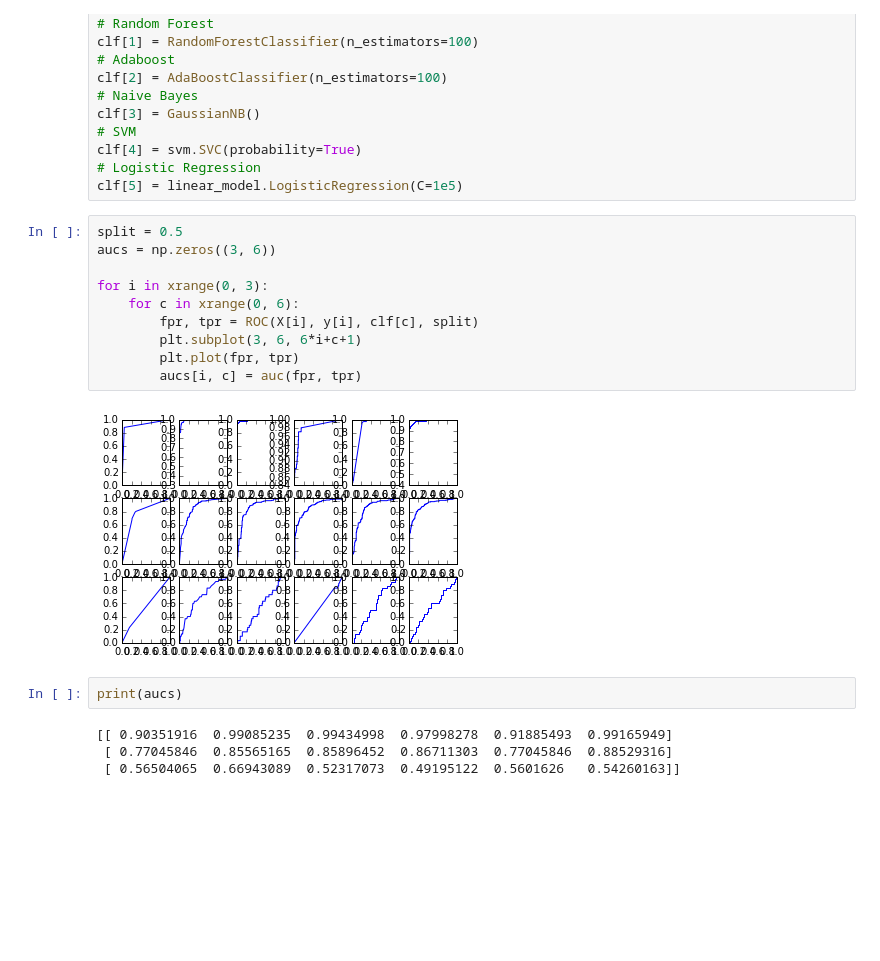
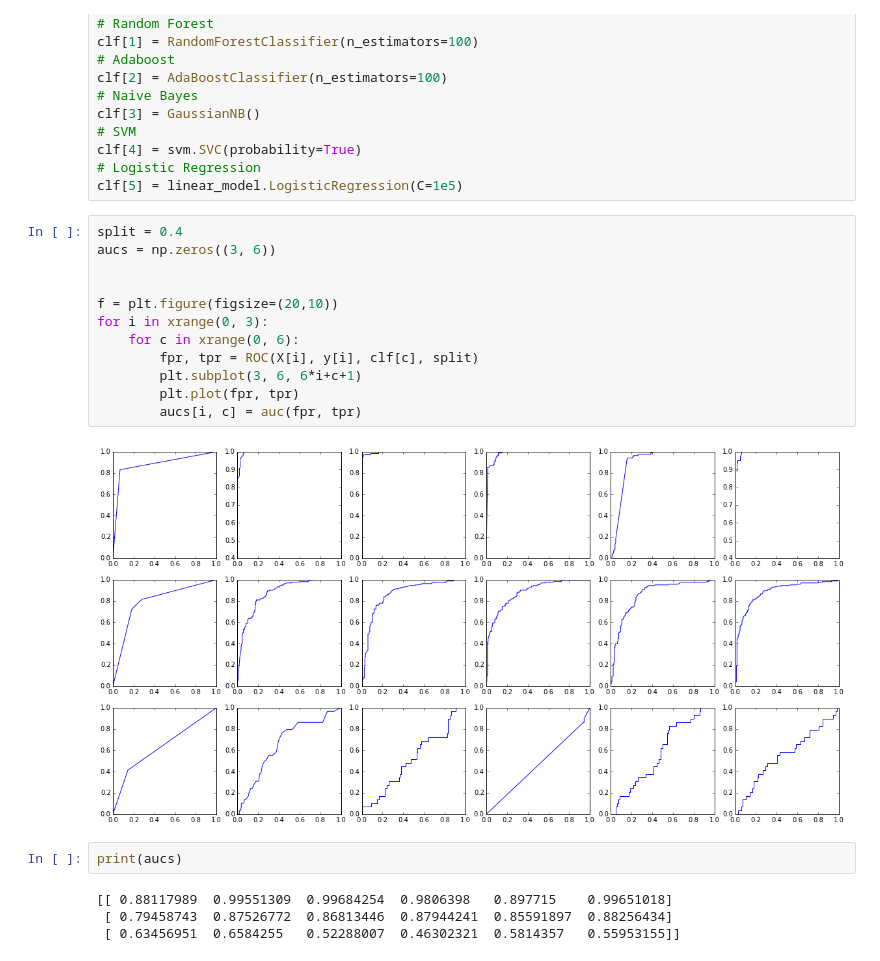
Before and after one commit to CU-VDK/IS5400, a Jupyter notebook: ML.ipynb, the cells around one changed output. Drawn from its saved outputs; the diff is of its cells as text; blank space fills up the shorter version.

```diff
--- a/ML.ipynb
+++ b/ML.ipynb
@@ -52,20 +52,22 @@ clf[4] = svm.SVC(probability=True)
 # Logistic Regression
 clf[5] = linear_model.LogisticRegression(C=1e5)
 # %%
-split = 0.5
+split = 0.4
 aucs = np.zeros((3, 6))
 
+
+f = plt.figure(figsize=(20,10))
 for i in xrange(0, 3):
     for c in xrange(0, 6):
         fpr, tpr = ROC(X[i], y[i], clf[c], split)
         plt.subplot(3, 6, 6*i+c+1)
         plt.plot(fpr, tpr)
         aucs[i, c] = auc(fpr, tpr)
 # %% [output]
-[figure, old version]
+[figure, new version]
 # %%
 print(aucs)
 # %% [output]
-[[ 0.90351916  0.99085235  0.99434998  0.97998278  0.91885493  0.99165949]
- [ 0.77045846  0.85565165  0.85896452  0.86711303  0.77045846  0.88529316]
- [ 0.56504065  0.66943089  0.52317073  0.49195122  0.5601626   0.54260163]]
+[[ 0.88117989  0.99551309  0.99684254  0.9806398   0.897715    0.99651018]
+ [ 0.79458743  0.87526772  0.86813446  0.87944241  0.85591897  0.88256434]
+ [ 0.63456951  0.6584255   0.52288007  0.46302321  0.5814357   0.55953155]]
```
